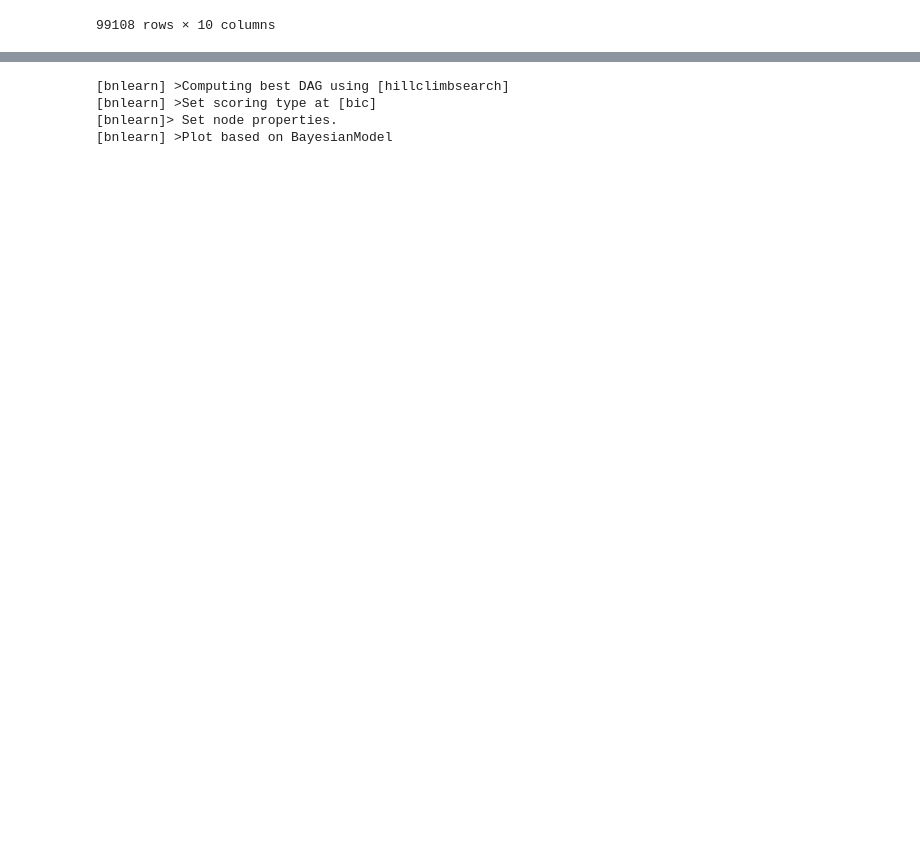
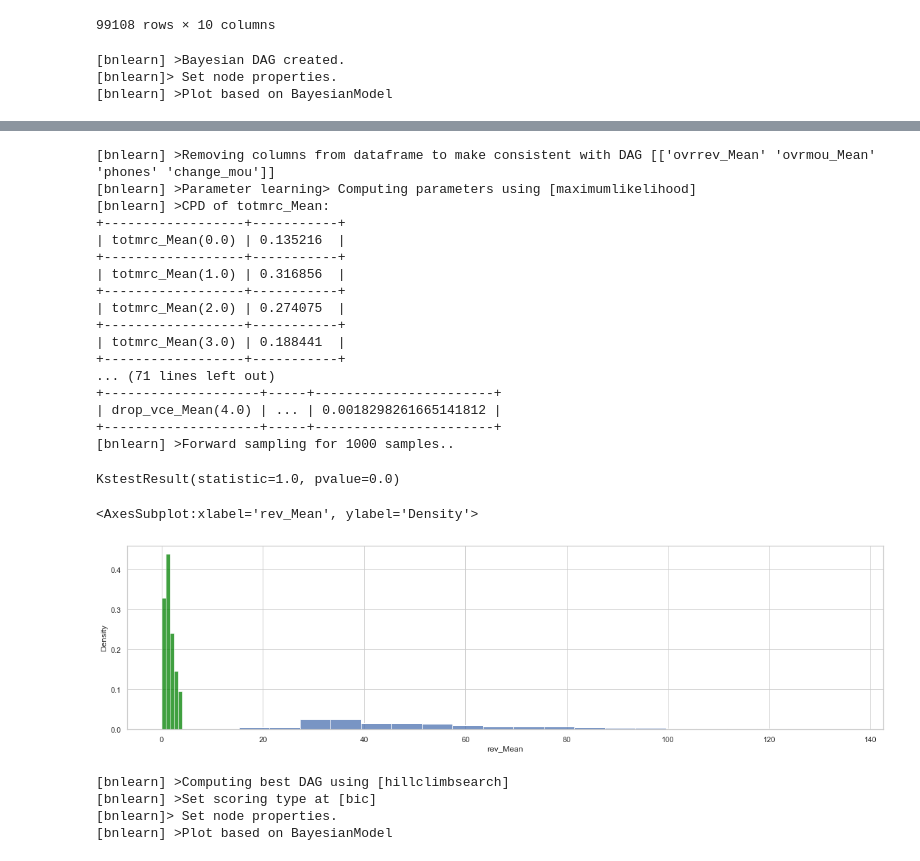
Before and after one commit to zuevmaxim/m-m2021, a Jupyter notebook: lab3.ipynb, the cells around one changed output, grey strips where cells are left out. Saved outputs shown, nothing was run; the diff lists cells and outputs as text; code cells hidden in the pictures; blank space fills up the shorter version.

```diff
--- a/lab3.ipynb
+++ b/lab3.ipynb
@@ -132,3 +141,28 @@ data
 | 99106 | 4.0 | 4.0 | 1.0 | 1.0 | 2.0 | 0.0 | 0.0 | 0.0 | 0.0 | ... |
 | 99107 | 3.0 | 0.0 | 2.0 | 4.0 | 0.0 | 3.0 | 1.0 | 0.0 | 0.0 | ... |
 99108 rows × 10 columns
+# %%
+edges = [
+    ('totmrc_Mean', 'rev_Mean'),
+    ('avgrev', 'rev_Mean'),
+    ('mou_Mean', 'rev_Mean'),
+    ('roam_Mean', 'avgrev'),
+    ('roam_Mean', 'drop_vce_Mean'),
+    ('drop_vce_Mean', 'rev_Mean'),
+]
+
+DAG = bn.make_DAG(edges)
+res = bn.plot(DAG, interactive=True)
+model_mle = bn.parameter_learning.fit(DAG, data, methodtype='maximumlikelihood')
+Xtest = bn.sampling(model_mle, n=1000)
+data_ = trimboth(df['rev_Mean'].to_numpy(), 0.05)
+
+print(kstest(data_, Xtest['rev_Mean']))
+
+f, ax = plt.subplots(figsize=(20,5))
+sns.histplot(data=data_, bins=20, stat="density", ax=ax, label='data')
+sns.histplot(data=Xtest['rev_Mean'], bins=5, stat="density", ax=ax, label='sampling', color='green')
+# %% [output]
+[bnlearn] >Bayesian DAG created.
+[bnlearn]> Set node properties.
+[bnlearn] >Plot based on BayesianModel
@@ -135,3 +170,23 @@ data
+[bnlearn] >Removing columns from dataframe to make consistent with DAG [['ovrrev_Mean' 'ovrmou_Mean' 'phones' 'change_mou']]
+[bnlearn] >Parameter learning> Computing parameters using [maximumlikelihood]
+[bnlearn] >CPD of totmrc_Mean:
++------------------+-----------+
+| totmrc_Mean(0.0) | 0.135216  |
++------------------+-----------+
+| totmrc_Mean(1.0) | 0.316856  |
++------------------+-----------+
+| totmrc_Mean(2.0) | 0.274075  |
++------------------+-----------+
+| totmrc_Mean(3.0) | 0.188441  |
++------------------+-----------+
+... (71 lines left out)
++--------------------+-----+-----------------------+
+| drop_vce_Mean(4.0) | ... | 0.0018298261665141812 |
++--------------------+-----+-----------------------+
+[bnlearn] >Forward sampling for 1000 samples..
+KstestResult(statistic=1.0, pvalue=0.0)
+<AxesSubplot:xlabel='rev_Mean', ylabel='Density'>
+[figure, added]
 # %%
 DAG = bn.structure_learning.fit(data, 'hillclimbsearch')
 res = bn.plot(DAG, interactive=True)
```
Also changed, not shown: parts of 5 cells of this notebook, 1 other file.
